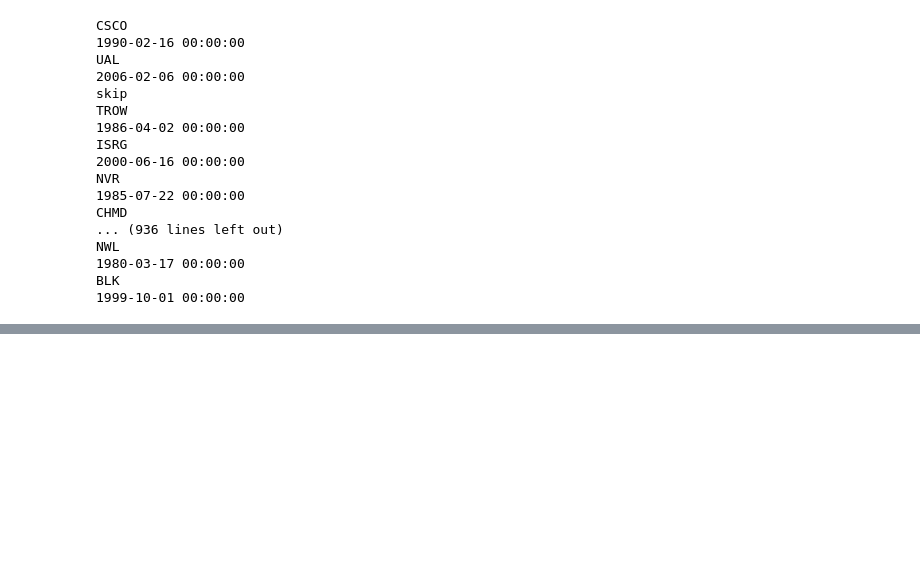
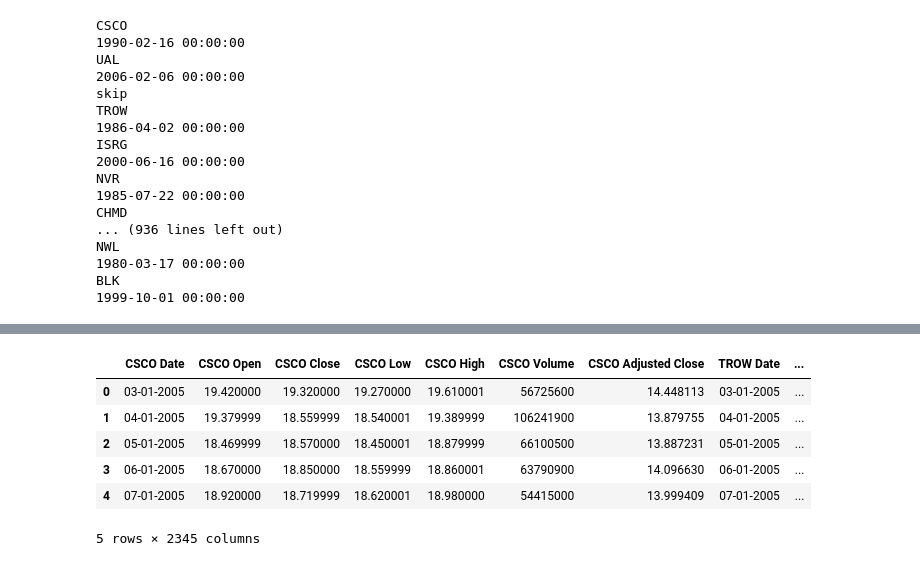
Before and after one commit to mchen81/Stock-Prices-Predictor, a Jupyter notebook: data_preprocess.ipynb, the cells around one changed output, grey strips where cells are left out. Drawn from its saved outputs; the diff is of its cells as text; code cells hidden in the pictures; blank space fills up the shorter version.

```diff
--- a/data_preprocess.ipynb
+++ b/data_preprocess.ipynb
@@ -98,0 +89,10 @@ pd.DataFrame(df_empty.iloc[0:100])
+# %%
+df_empty.head()
+# %% [output]
+|  | CSCO Date | CSCO Open | CSCO Close | CSCO Low | CSCO High | CSCO Volume | CSCO Adjusted Close | TROW Date | ... |
+| 0 | 03-01-2005 | 19.420000 | 19.320000 | 19.270000 | 19.610001 | 56725600 | 14.448113 | 03-01-2005 | ... |
+| 1 | 04-01-2005 | 19.379999 | 18.559999 | 18.540001 | 19.389999 | 106241900 | 13.879755 | 04-01-2005 | ... |
+| 2 | 05-01-2005 | 18.469999 | 18.570000 | 18.450001 | 18.879999 | 66100500 | 13.887231 | 05-01-2005 | ... |
+| 3 | 06-01-2005 | 18.670000 | 18.850000 | 18.559999 | 18.860001 | 63790900 | 14.096630 | 06-01-2005 | ... |
+| 4 | 07-01-2005 | 18.920000 | 18.719999 | 18.620001 | 18.980000 | 54415000 | 13.999409 | 07-01-2005 | ... |
+5 rows × 2345 columns
```
Also changed, not shown: parts of 7 cells of this notebook.
